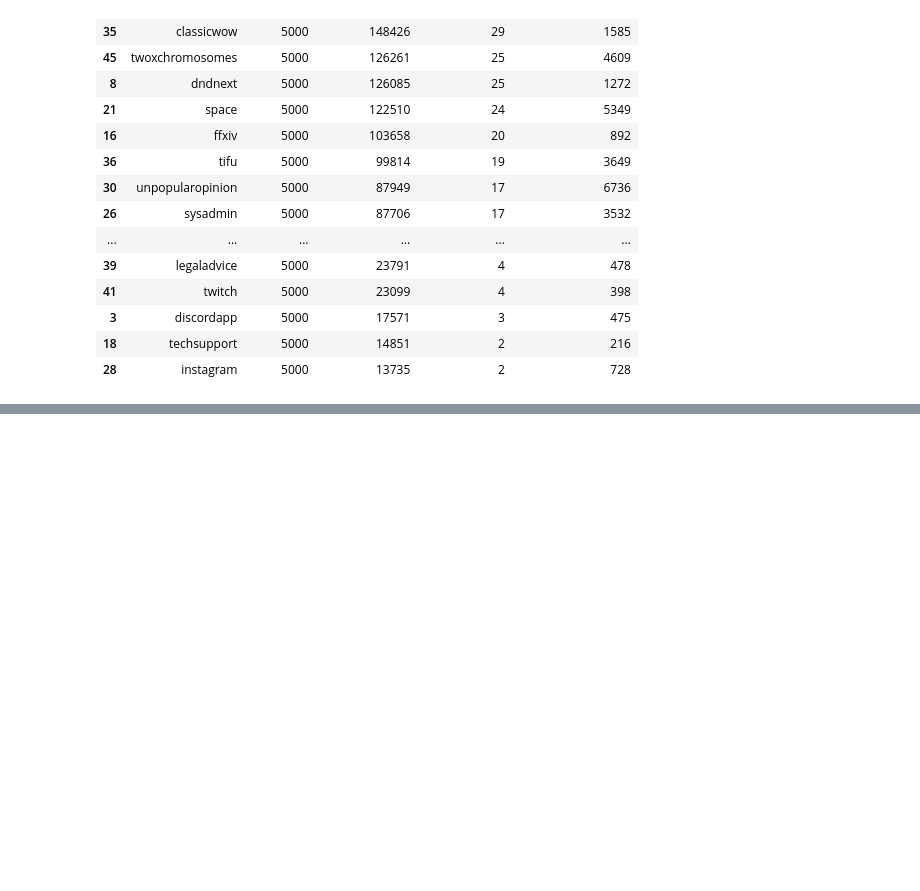
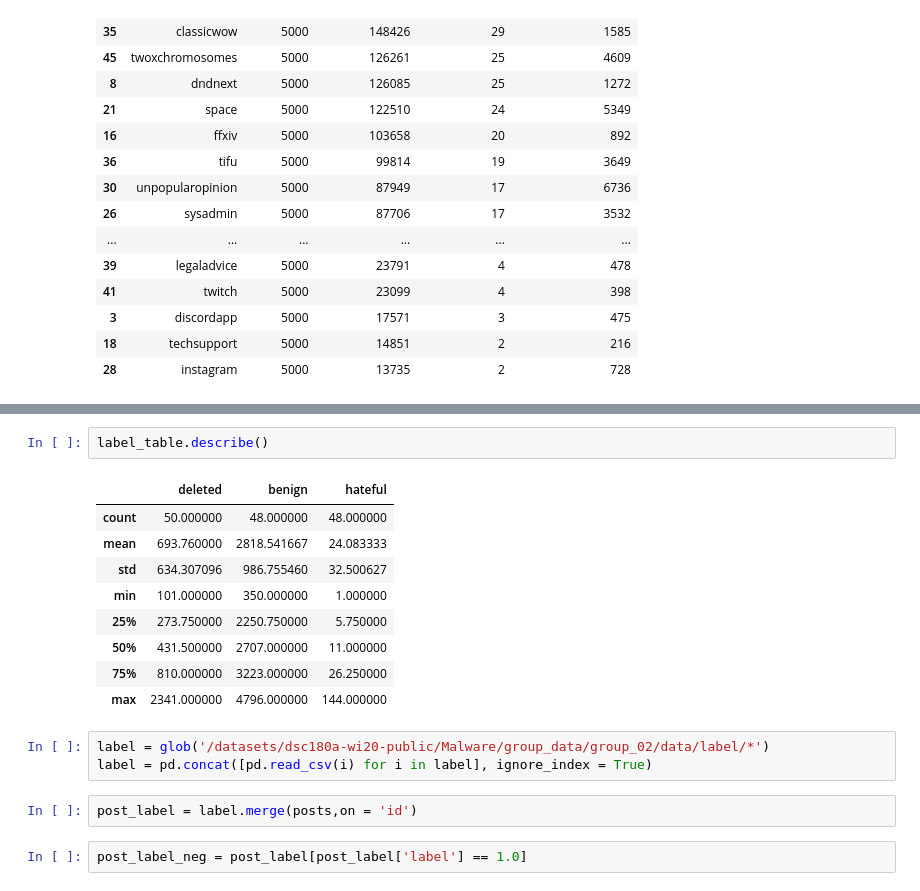
Before and after one commit to syeehyn/hinreddit, a Jupyter notebook: notebooks/EDA.ipynb, the cells around one changed output, grey strips where cells are left out. Saved outputs shown, nothing was run; the diff lists cells and outputs as text; blank space fills up the shorter version.

```diff
--- a/notebooks/EDA.ipynb
+++ b/notebooks/EDA.ipynb
@@ -110,0 +175,19 @@ pd.DataFrame(subreddit_info).sort_values('total_comment',ascending = False)
+# %%
+label_table.describe()
+# %% [output]
+|  | deleted | benign | hateful |
+| count | 50.000000 | 48.000000 | 48.000000 |
+| mean | 693.760000 | 2818.541667 | 24.083333 |
+| std | 634.307096 | 986.755460 | 32.500627 |
+| min | 101.000000 | 350.000000 | 1.000000 |
+| 25% | 273.750000 | 2250.750000 | 5.750000 |
+| 50% | 431.500000 | 2707.000000 | 11.000000 |
+| 75% | 810.000000 | 3223.000000 | 26.250000 |
+| max | 2341.000000 | 4796.000000 | 144.000000 |
+# %%
+label = glob('/datasets/dsc180a-wi20-public/Malware/group_data/group_02/data/label/*')
+label = pd.concat([pd.read_csv(i) for i in label], ignore_index = True)
+# %%
+post_label = label.merge(posts,on = 'id')
+# %%
+post_label_neg = post_label[post_label['label'] == 1.0]
```
Also changed, not shown: parts of 7 cells of this notebook.
